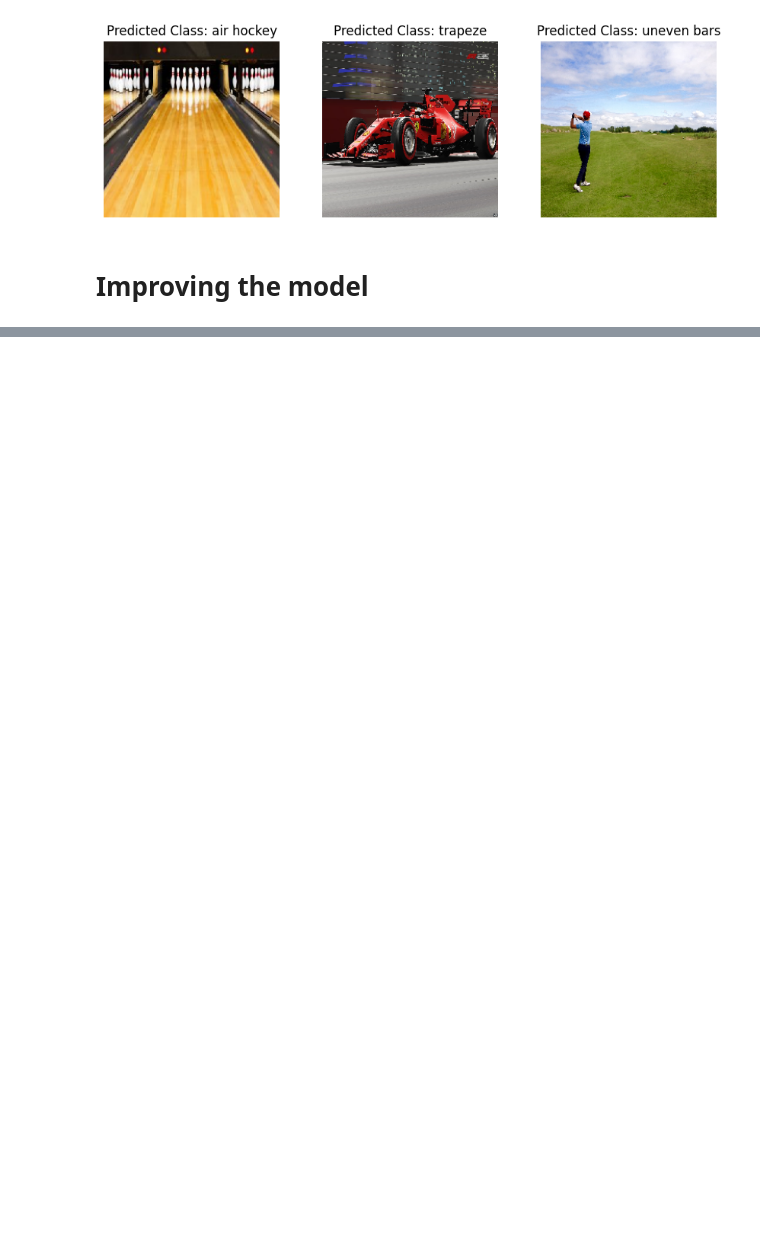
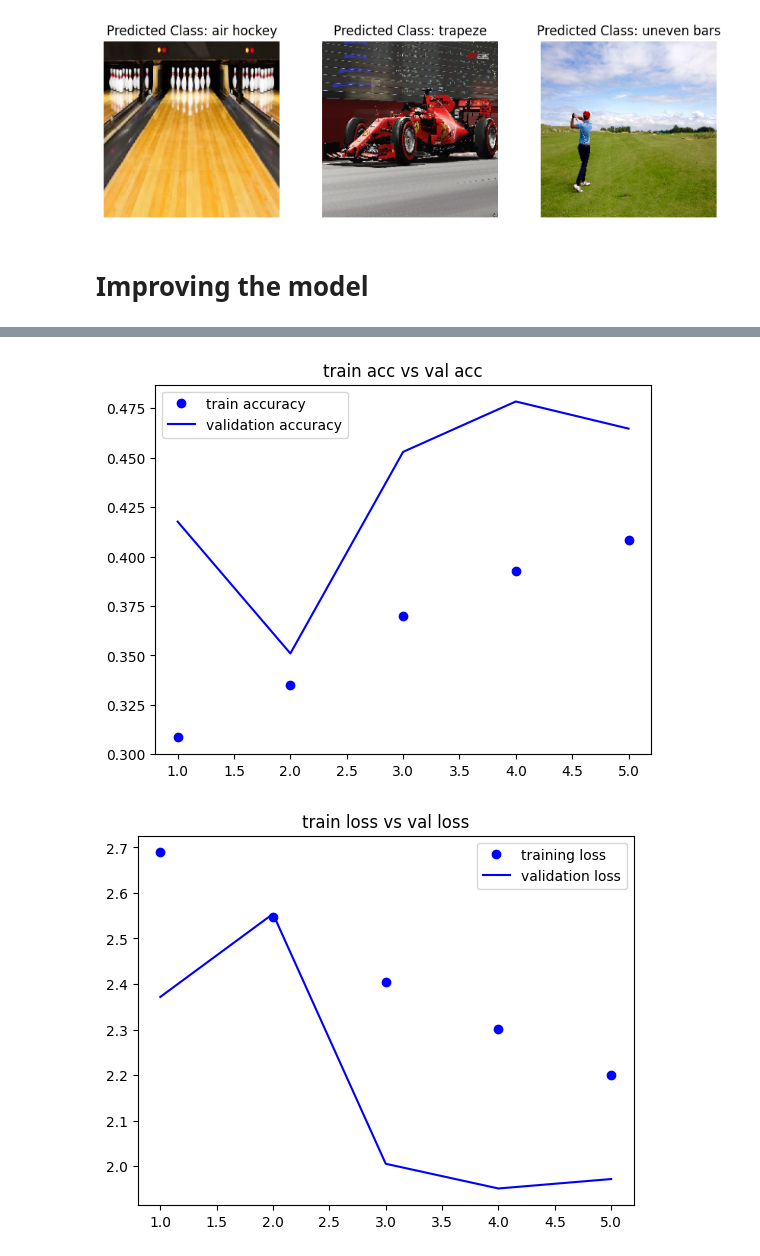
Before and after one commit to Jaime-prog/AI_DataScience_NeuralSight, a Jupyter notebook: CNN_Image_Classification.ipynb, the cells around one changed output, grey strips where cells are left out. Drawn from its saved outputs; the diff is of its cells as text; code cells hidden in the pictures; blank space fills up the shorter version.

Commit message:
modify hyperparameters of CNN model

```diff
--- a/CNN_Image_Classification.ipynb
+++ b/CNN_Image_Classification.ipynb
@@ -270,3 +270,7 @@ for i, image_path in enumerate(image_paths):
 [figure]
 # %% [markdown]
 # Improving the model
+# %%
+model.compile(optimizer='adam', loss='categorical_crossentropy', metrics=['accuracy'])
+# %%
+history_updated= model.fit(train_generator, epochs=5, batch_size=32, validation_data=val_generator)
@@ -273,23 +290,26 @@ for i, image_path in enumerate(image_paths):
 # %%
-# Graphing the training loss and the validation loss of the new model
+# Graphing the training loss and the validation loss of the updated model
 
-acc = history.history['accuracy']
-val_acc = history.history['val_acc']
-loss = history.history['loss']
-val_loss = history.history['val_loss']
+acc = history_updated.history['accuracy']
+val_acc = history_updated.history['val_accuracy']
+loss = history_updated.history['loss']
+val_loss = history_updated.history['val_loss']
 
 epochs = range(1, len(acc)+1)
 
 plt.plot(epochs,acc,'bo',label='train accuracy')
 plt.plot(epochs,val_acc, 'b', label='validation accuracy')
 plt.title('train acc vs val acc')
 plt.legend()
 
 plt.figure()
 
 plt.plot(epochs,loss, 'bo', label ='training loss')
 plt.plot(epochs,val_loss, 'b', label = 'validation loss')
 plt.title('train loss vs val loss')
 plt.legend()
 
 plt.show()
+# %% [output]
+[figure, added]
+[figure, added]
```
Also changed, not shown: parts of 6 cells of this notebook.
